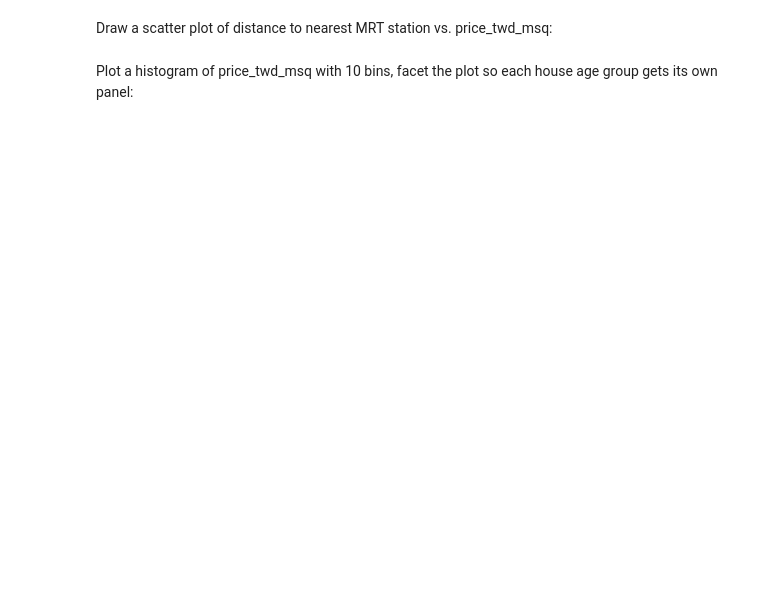
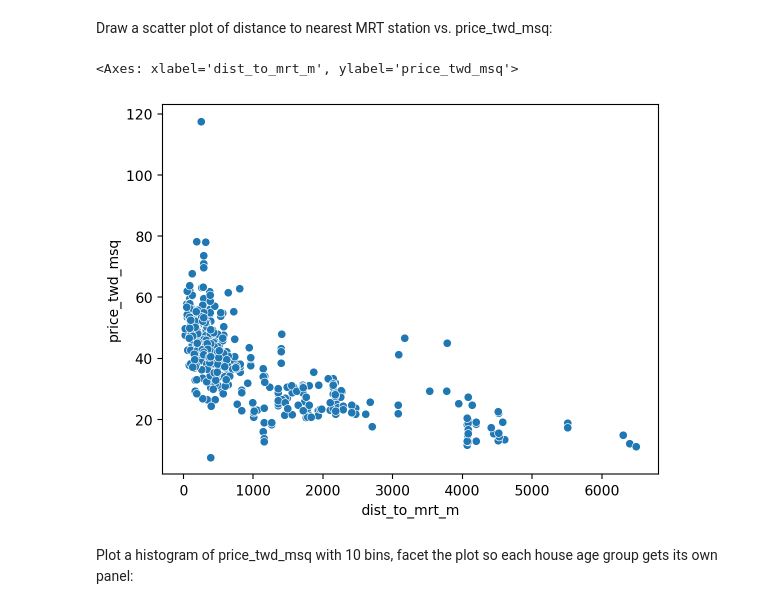
Before and after one commit to M4TI-21/pandas_exercises, a Jupyter notebook: Exercise10.ipynb, the cells around one changed output. Cells and saved outputs as stored; diff of their text form; code cells hidden in the pictures; blank space fills up the shorter version.

```diff
--- a/Exercise10.ipynb
+++ b/Exercise10.ipynb
@@ -141,7 +147,10 @@ Draw a scatter plot of house_age_years vs. price_twd_msq:
 # %% [markdown]
 Draw a scatter plot of distance to nearest MRT station vs. price_twd_msq:
 # %%
-# Your code here
+sns.scatterplot(x='dist_to_mrt_m', y='price_twd_msq', data=df_estate)
+# %% [output]
+<Axes: xlabel='dist_to_mrt_m', ylabel='price_twd_msq'>
+[figure, added]
 # %% [markdown]
 Plot a histogram of price_twd_msq with 10 bins, facet the plot so each house age group gets its own panel:
 # %%
```
Also changed, not shown: parts of 7 cells of this notebook.
